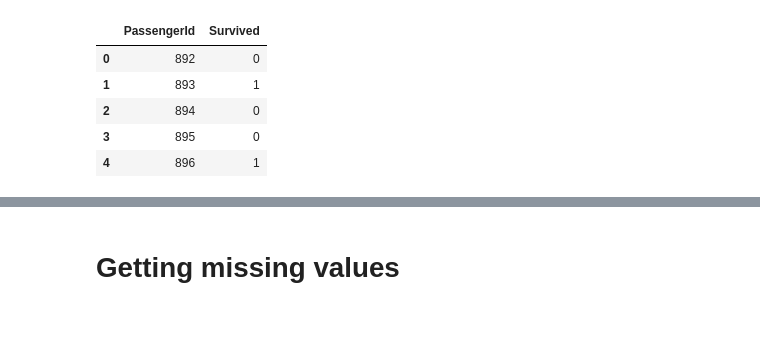
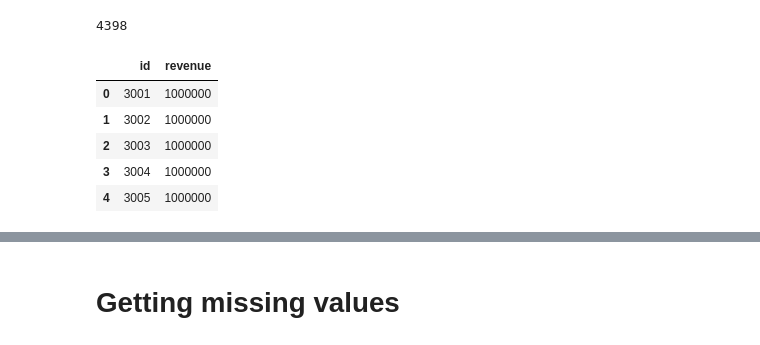
Before and after one commit to mahfuzsust/Data-Science, a Jupyter notebook: Kaggle/TMDB Box Office Prediction/movie.ipynb, the cells around one changed output, grey strips where cells are left out. Saved outputs shown, nothing was run; the diff lists cells and outputs as text; code cells hidden in the pictures.

```diff
--- a/Kaggle/TMDB Box Office Prediction/movie.ipynb
+++ b/Kaggle/TMDB Box Office Prediction/movie.ipynb
@@ -37,7 +37,7 @@ warnings.filterwarnings('ignore')
 # Import train & test data
 train = pd.read_csv('./data/train.csv')
 test = pd.read_csv('./data/test.csv')
-gender_submission = pd.read_csv('./data/gender_submission.csv') # example of what a submission should look like
+sample_submission = pd.read_csv('./data/sample_submission.csv') # example of what a submission should look like
 # %%
 # View the training data
 train.head()
@@ -65,13 +67,17 @@ test.head()
+# %%
+len(test)
+# %% [output]
+4398
 # %%
 # View the example submisison dataframe
-gender_submission.head()
+sample_submission.head()
 # %% [output]
-|  | PassengerId | Survived |
-| 0 | 892 | 0 |
-| 1 | 893 | 1 |
-| 2 | 894 | 0 |
-| 3 | 895 | 0 |
-| 4 | 896 | 1 |
+|  | id | revenue |
+| 0 | 3001 | 1000000 |
+| 1 | 3002 | 1000000 |
+| 2 | 3003 | 1000000 |
+| 3 | 3004 | 1000000 |
+| 4 | 3005 | 1000000 |
 # %%
 train.describe()
 # %% [output]
```
Also changed, not shown: parts of 99 cells of this notebook.
